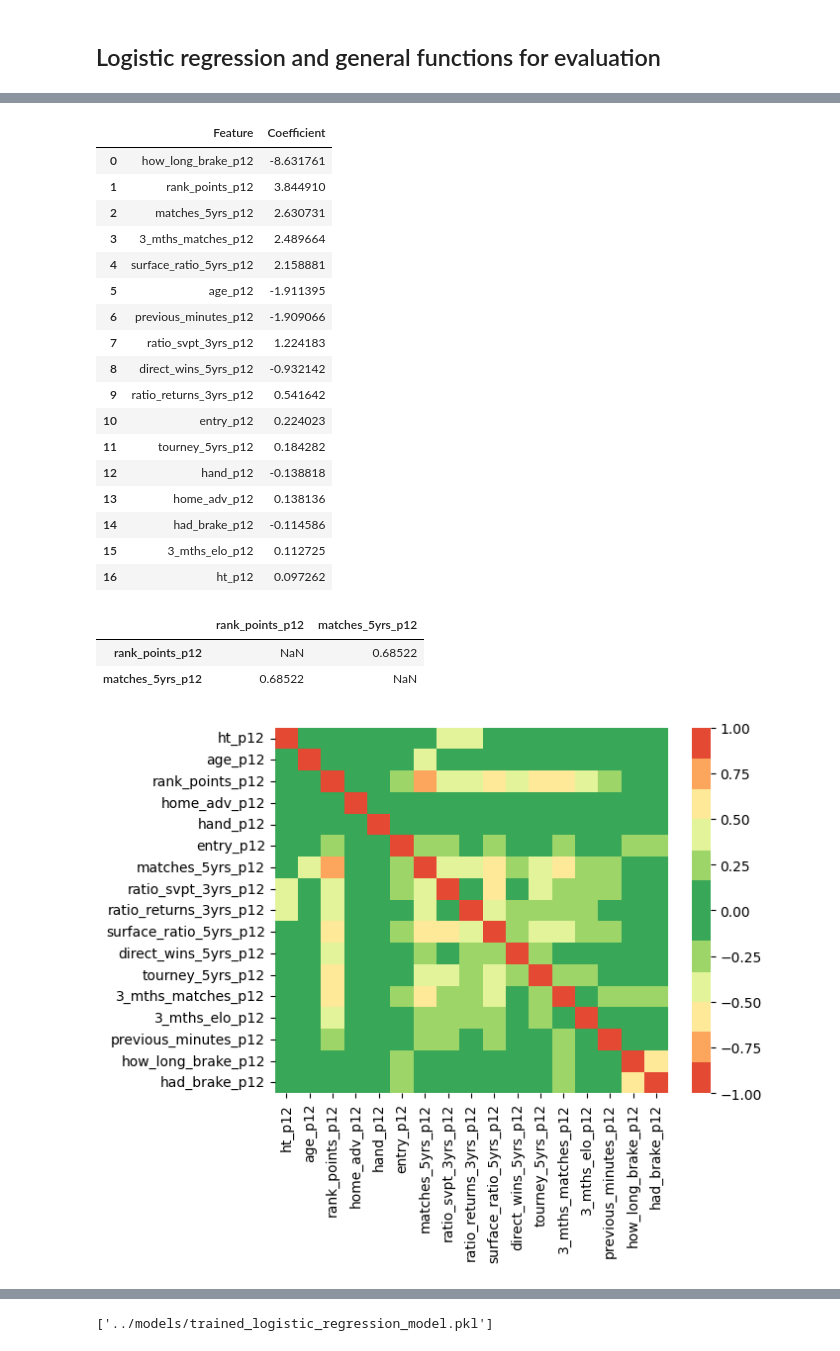
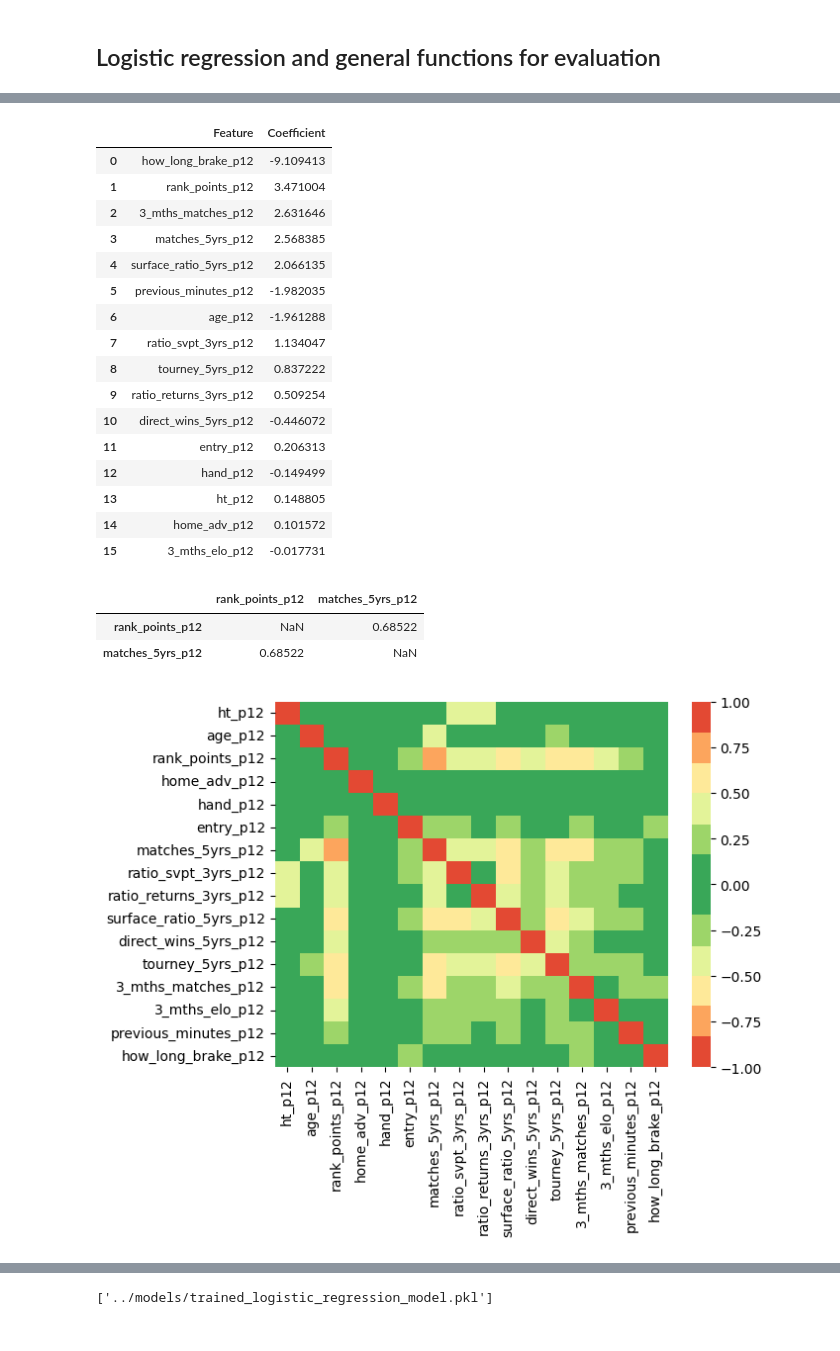
Before and after one commit to JakubWalczak1/tennis_project, a Jupyter notebook: jupyter_notebooks/02_model_development.ipynb, the cells around one changed output, grey strips where cells are left out. Cells and saved outputs as stored; diff of their text form; code cells hidden in the pictures.

```diff
--- a/jupyter_notebooks/02_model_development.ipynb
+++ b/jupyter_notebooks/02_model_development.ipynb
@@ -183,41 +181,38 @@ view_corr(X_train)
 # %%
 # It looks like ratio features work well only in point based features but poorly in match based features.
 # In match based features it turns out that count of wins or matches played by player is more importent that good ratio.
 # It makes sense because tournaments are always played in play-off system so the better player will always play more matches.
 # After testing different combinations I removed features in a way to balance minimizing correlation and maximizing model performance.
-# I decided to leave both 'rank_points_p12' and 'matches_3yrs_p12' in the model despite quite high correlation because in theory
-# those features are very different because 'matches_3yrs_p12' doesn't take into considerantion tournament's prestige.
+# I decided to leave both 'rank_points_p12' and 'matches_5yrs_p12' in the model despite quite high correlation because in theory
+# those features are very different because 'matches_5yrs_p12' doesn't take into considerantion tournament's prestige.
 # (also it is below 0.7 so this correlation is acceptable)
-X_train_log_reg, X_test_log_reg = remove_feature(X_train, X_test, ['ratio_5yrs_p12', 'wins_5yrs_p12',
-                                                                   'direct_ratio_5yrs_p12', 'surface_wins_5yrs_p12',
-                                                                   'surface_matches_5yrs_p12', '3_mths_wins_p12',
-                                                                   'ratio_pts_3yrs_p12'])
+X_train_log_reg, X_test_log_reg = remove_feature(X_train, X_test, ['ratio_5yrs_p12', 'wins_5yrs_p12', 'surface_wins_5yrs_p12',
+                                                                   'surface_matches_5yrs_p12', '3_mths_wins_p12', 'ratio_pts_3yrs_p12'])
 
 # Training second model.
 log_reg1, w1 = train_and_coefficients(X_train_log_reg, y_train)
 
 # Correlation matrix.
 view_corr(X_train_log_reg, treshold=0.65)
 # %% [output]
 |  | Feature | Coefficient |
-| 0 | how_long_brake_p12 | -8.631761 |
-| 1 | rank_points_p12 | 3.844910 |
-| 2 | matches_5yrs_p12 | 2.630731 |
-| 3 | 3_mths_matches_p12 | 2.489664 |
-| 4 | surface_ratio_5yrs_p12 | 2.158881 |
-| 5 | age_p12 | -1.911395 |
-| 6 | previous_minutes_p12 | -1.909066 |
-| 7 | ratio_svpt_3yrs_p12 | 1.224183 |
-| 8 | direct_wins_5yrs_p12 | -0.932142 |
-| 9 | ratio_returns_3yrs_p12 | 0.541642 |
-| 10 | entry_p12 | 0.224023 |
-| 11 | tourney_5yrs_p12 | 0.184282 |
-| 12 | hand_p12 | -0.138818 |
-| 13 | home_adv_p12 | 0.138136 |
-| 14 | had_brake_p12 | -0.114586 |
-| 15 | 3_mths_elo_p12 | 0.112725 |
-| 16 | ht_p12 | 0.097262 |
+| 0 | how_long_brake_p12 | -9.109413 |
+| 1 | rank_points_p12 | 3.471004 |
+| 2 | 3_mths_matches_p12 | 2.631646 |
+| 3 | matches_5yrs_p12 | 2.568385 |
+| 4 | surface_ratio_5yrs_p12 | 2.066135 |
+| 5 | previous_minutes_p12 | -1.982035 |
+| 6 | age_p12 | -1.961288 |
+| 7 | ratio_svpt_3yrs_p12 | 1.134047 |
+| 8 | tourney_5yrs_p12 | 0.837222 |
+| 9 | ratio_returns_3yrs_p12 | 0.509254 |
+| 10 | direct_wins_5yrs_p12 | -0.446072 |
+| 11 | entry_p12 | 0.206313 |
+| 12 | hand_p12 | -0.149499 |
+| 13 | ht_p12 | 0.148805 |
+| 14 | home_adv_p12 | 0.101572 |
+| 15 | 3_mths_elo_p12 | -0.017731 |
 |  | rank_points_p12 | matches_5yrs_p12 |
 | rank_points_p12 | NaN | 0.68522 |
 | matches_5yrs_p12 | 0.68522 | NaN |
-[figure, old version]
+[figure, new version]
```
Also changed, not shown: parts of 15 cells of this notebook, 6 other files.
